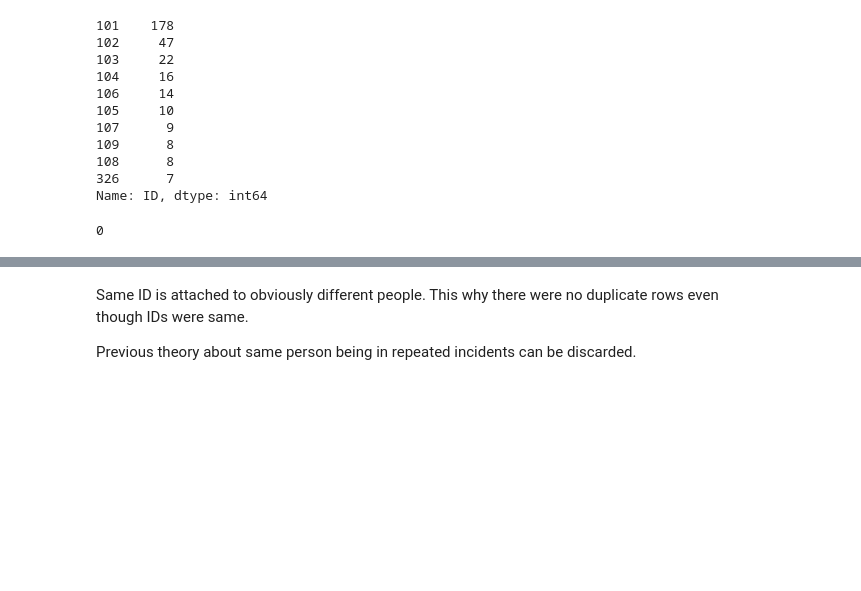
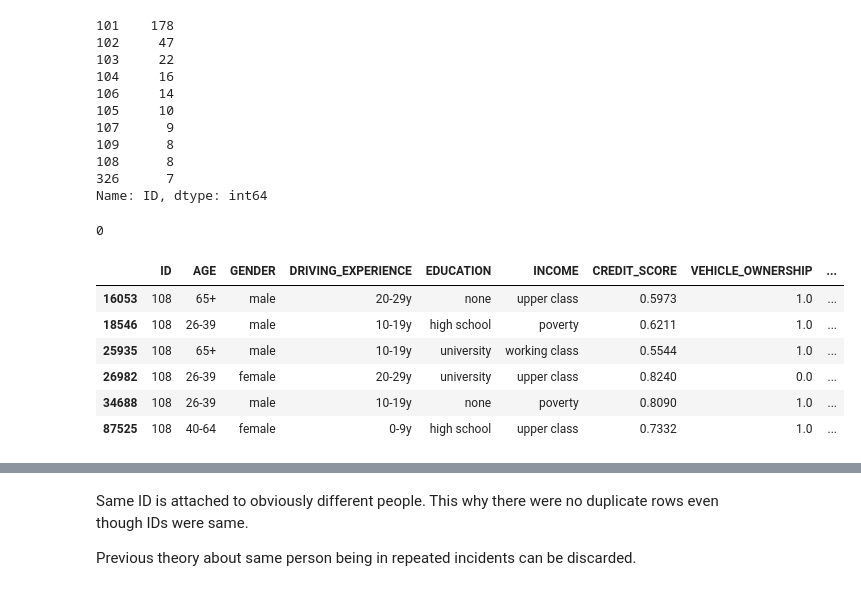
Before and after one commit to stiwari-ds/data-science-competitions, a Jupyter notebook: machinehack/analytics_olympiad22/notebooks/00_eda.ipynb, the cells around one changed output, grey strips where cells are left out. Saved outputs shown, nothing was run; the diff lists cells and outputs as text; code cells hidden in the pictures; blank space fills up the shorter version.

```diff
--- a/machinehack/analytics_olympiad22/notebooks/00_eda.ipynb
+++ b/machinehack/analytics_olympiad22/notebooks/00_eda.ipynb
@@ -190,6 +222,16 @@ Name: ID, dtype: int64
 composite.duplicated().sum()
 # %% [output]
 0
+# %%
+train.loc[train.ID == 108]
+# %% [output]
+|  | ID | AGE | GENDER | DRIVING_EXPERIENCE | EDUCATION | INCOME | CREDIT_SCORE | VEHICLE_OWNERSHIP | ... |
+| 16053 | 108 | 65+ | male | 20-29y | none | upper class | 0.5973 | 1.0 | ... |
+| 18546 | 108 | 26-39 | male | 10-19y | high school | poverty | 0.6211 | 1.0 | ... |
+| 25935 | 108 | 65+ | male | 10-19y | university | working class | 0.5544 | 1.0 | ... |
+| 26982 | 108 | 26-39 | female | 20-29y | university | upper class | 0.8240 | 0.0 | ... |
+| 34688 | 108 | 26-39 | male | 10-19y | none | poverty | 0.8090 | 1.0 | ... |
+| 87525 | 108 | 40-64 | female | 0-9y | high school | upper class | 0.7332 | 1.0 | ... |
 # %%
 composite.loc[composite.ID == 108]
 # %% [output]
```
Also changed, not shown: parts of 80 cells of this notebook.
